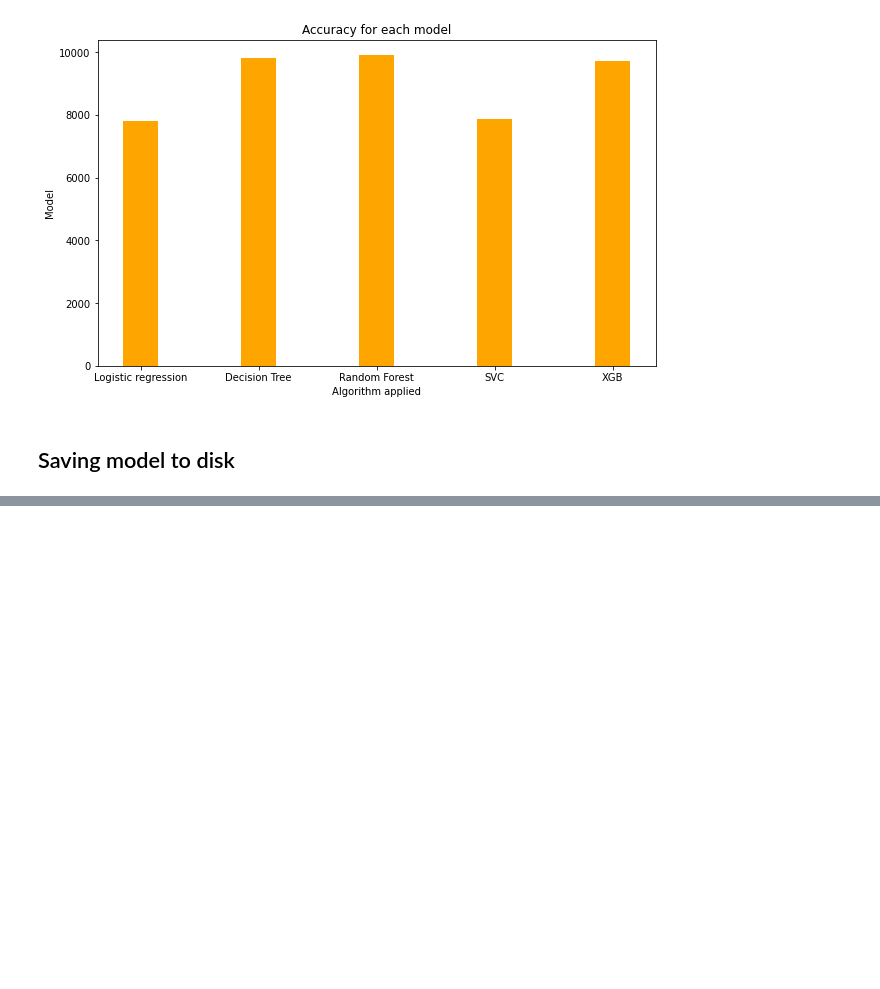
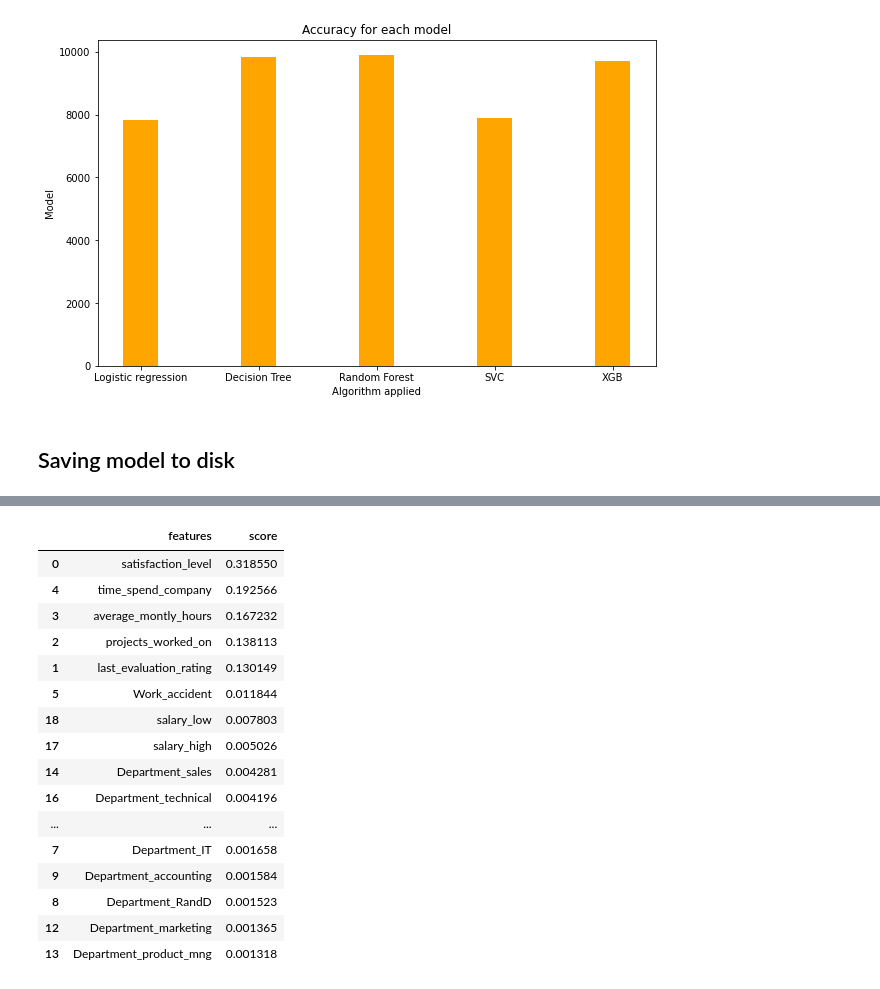
Before and after one commit to oushnik23/PredictEmployeeAttrition_classification, a Jupyter notebook: PredictEmployeeAttrition.ipynb, the cells around one changed output, grey strips where cells are left out. Drawn from its saved outputs; the diff is of its cells as text; code cells hidden in the pictures; blank space fills up the shorter version.

```diff
--- a/PredictEmployeeAttrition.ipynb
+++ b/PredictEmployeeAttrition.ipynb
@@ -362,0 +449,24 @@ model=pickle.load(open('model.pkl','rb'))
+# %%
+sc=pd.DataFrame(rfe.feature_importances_)
+col=pd.DataFrame(x.columns)
+imp=pd.concat([col,sc],axis=1)
+imp.columns=['features','score']
+imp.sort_values(by='score',ascending=False)
+# %% [output]
+|  | features | score |
+| 0 | satisfaction_level | 0.318550 |
+| 4 | time_spend_company | 0.192566 |
+| 3 | average_montly_hours | 0.167232 |
+| 2 | projects_worked_on | 0.138113 |
+| 1 | last_evaluation_rating | 0.130149 |
+| 5 | Work_accident | 0.011844 |
+| 18 | salary_low | 0.007803 |
+| 17 | salary_high | 0.005026 |
+| 14 | Department_sales | 0.004281 |
+| 16 | Department_technical | 0.004196 |
+| ... | ... | ... |
+| 7 | Department_IT | 0.001658 |
+| 9 | Department_accounting | 0.001584 |
+| 8 | Department_RandD | 0.001523 |
+| 12 | Department_marketing | 0.001365 |
+| 13 | Department_product_mng | 0.001318 |
```
Also changed, not shown: parts of 28 cells of this notebook.
